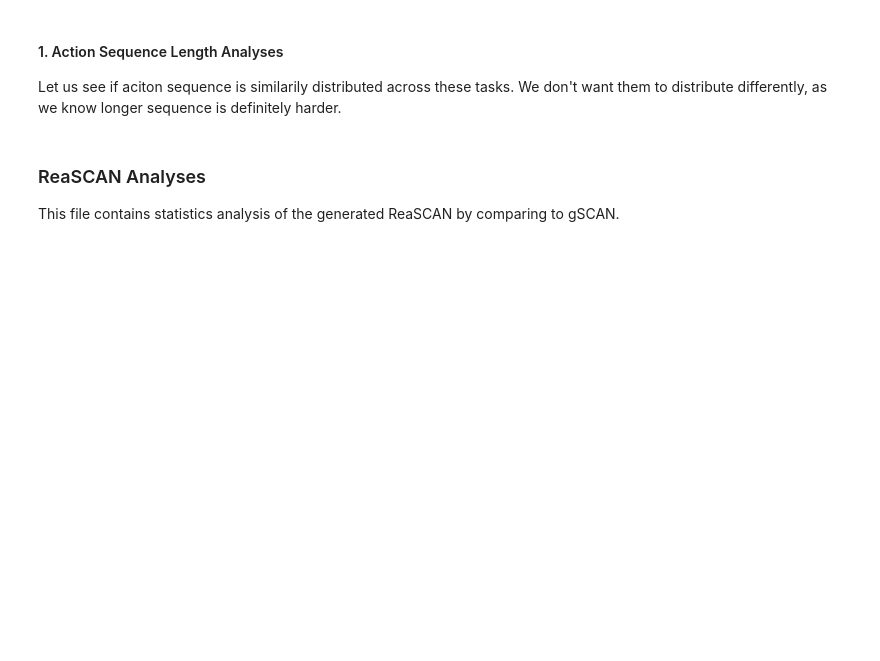
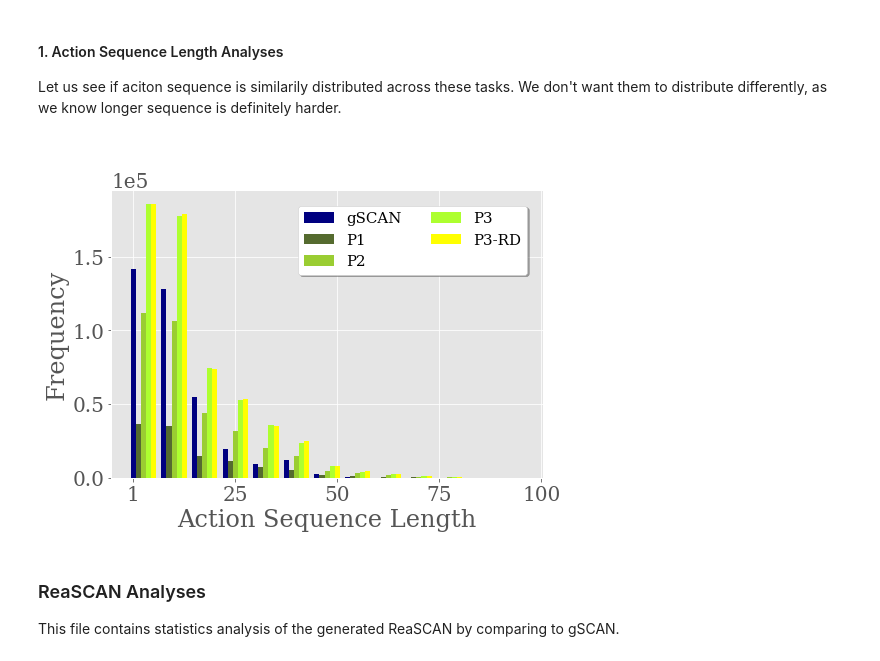
Before and after one commit to frankaging/Reason-SCAN, a Jupyter notebook: code/dataset/ReaSCAN-analysis.ipynb, the cells around one changed output. Cells and saved outputs as stored; diff of their text form; code cells hidden in the pictures; blank space fills up the shorter version.

```diff
--- a/code/dataset/ReaSCAN-analysis.ipynb
+++ b/code/dataset/ReaSCAN-analysis.ipynb
@@ -71,3 +111,31 @@ Let us see if aciton sequence is similarily distributed across these tasks. We d
+# %%
+import numpy as np
+import matplotlib.pyplot as plt
+plt.style.use("ggplot")
+plt.rcParams["font.family"] = "DejaVu Serif"
+font = {'family' : 'DejaVu Serif',
+        'size'   : 20}
+plt.rc('font', **font)
+
+X = np.arange(len(p2_freq_list))
+X = X*1.5
+fig = plt.figure(figsize=(6, 4))
+ax = fig.add_axes([0,0,1,1])
+ax.bar(X + 0.00, gSCAN_freq_list, color = 'navy', width = 0.25, label='gSCAN')
+ax.bar(X + 0.25, p1_freq_list, color = 'darkolivegreen', width = 0.25, label='P1')
+ax.bar(X + 0.50, p2_freq_list, color = 'yellowgreen', width = 0.25, label='P2')
+ax.bar(X + 0.75, p3_freq_list, color = 'greenyellow', width = 0.25, label='P3')
+ax.bar(X + 1.0, p3_rd_freq_list, color = 'yellow', width = 0.25, label='P3-RD')
+plt.ticklabel_format(axis='y', style='sci', scilimits=(0,0))
+fig.legend(loc='upper right', bbox_to_anchor=(1.15,1.18), facecolor='white',
+           ncol=2, fancybox=True, shadow=True, fontsize=15)
+ax.set_ylabel('Frequency')
+ax.set_xlabel('Action Sequence Length')
+plt.xticks([0,5,10,15,20], ["1", "25", "50", "75", "100"])
+# plt.show()
+plt.savefig("../../data-files/Analysis-Result/action_sequence_length",dpi=1000, bbox_inches='tight')
+# %% [output]
+[figure, added]
 # %% [markdown]
 ### ReaSCAN Analyses
 This file contains statistics analysis of the generated ReaSCAN by comparing to gSCAN.
```
Also changed, not shown: parts of 3 cells of this notebook.
